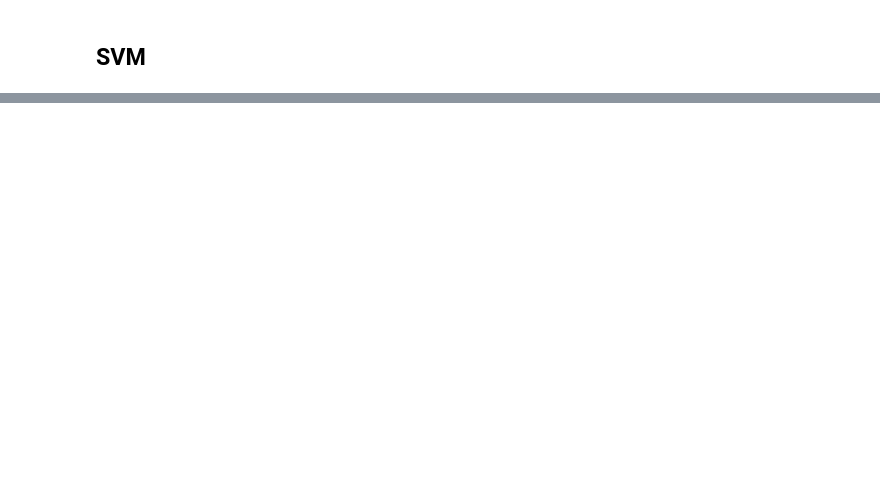
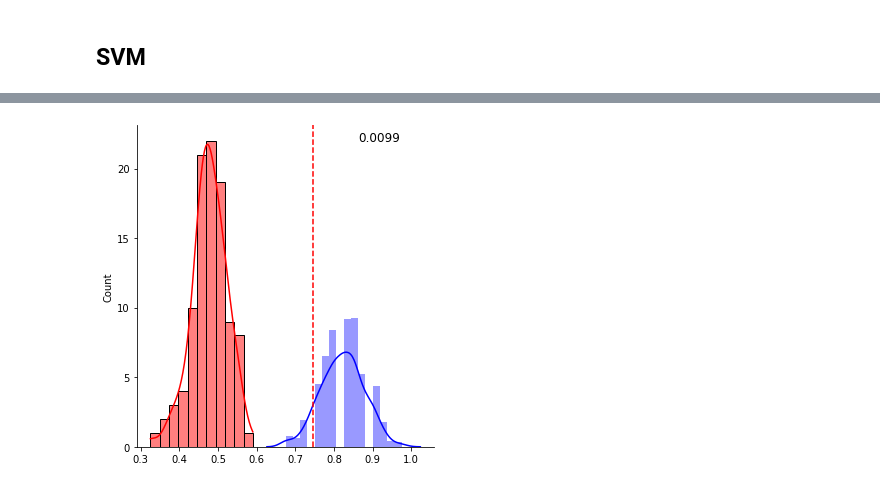
Before and after one commit to sycomix/SuggNet, a Jupyter notebook: notebooks/classification/4 FC Classification.ipynb, the cells around one changed output, grey strips where cells are left out. Cells and saved outputs as stored; diff of their text form; code cells hidden in the pictures; blank space fills up the shorter version.

```diff
--- a/notebooks/classification/4 FC Classification.ipynb
+++ b/notebooks/classification/4 FC Classification.ipynb
@@ -48,0 +227,14 @@ scores.mean()
+# %%
+# permutation test
+from sklearn.model_selection import permutation_test_score
+cv = StratifiedShuffleSplit(n_splits=5, test_size=0.3)
+
+obs_score, perm_socres, p_value = permutation_test_score(
+    pipe, X, y, cv=5, scoring='accuracy', n_permutations=100, n_jobs=-1, verbose=3)
+
+sns.displot(perm_socres, kde=True, color='red')
+sns.distplot(scores['test_accuracy'], kde=True, color='blue')
+plt.axvline(obs_score, color='r', linestyle='--')
+plt.annotate(f'{p_value:.4f}', xy=(obs_score, 0.95), xycoords='axes fraction', fontsize=12)
+plt.show()
+# %% [output]
@@ -48,0 +244 @@ scores.mean()
+[figure, added]
```
Also changed, not shown: parts of 18 cells of this notebook.
